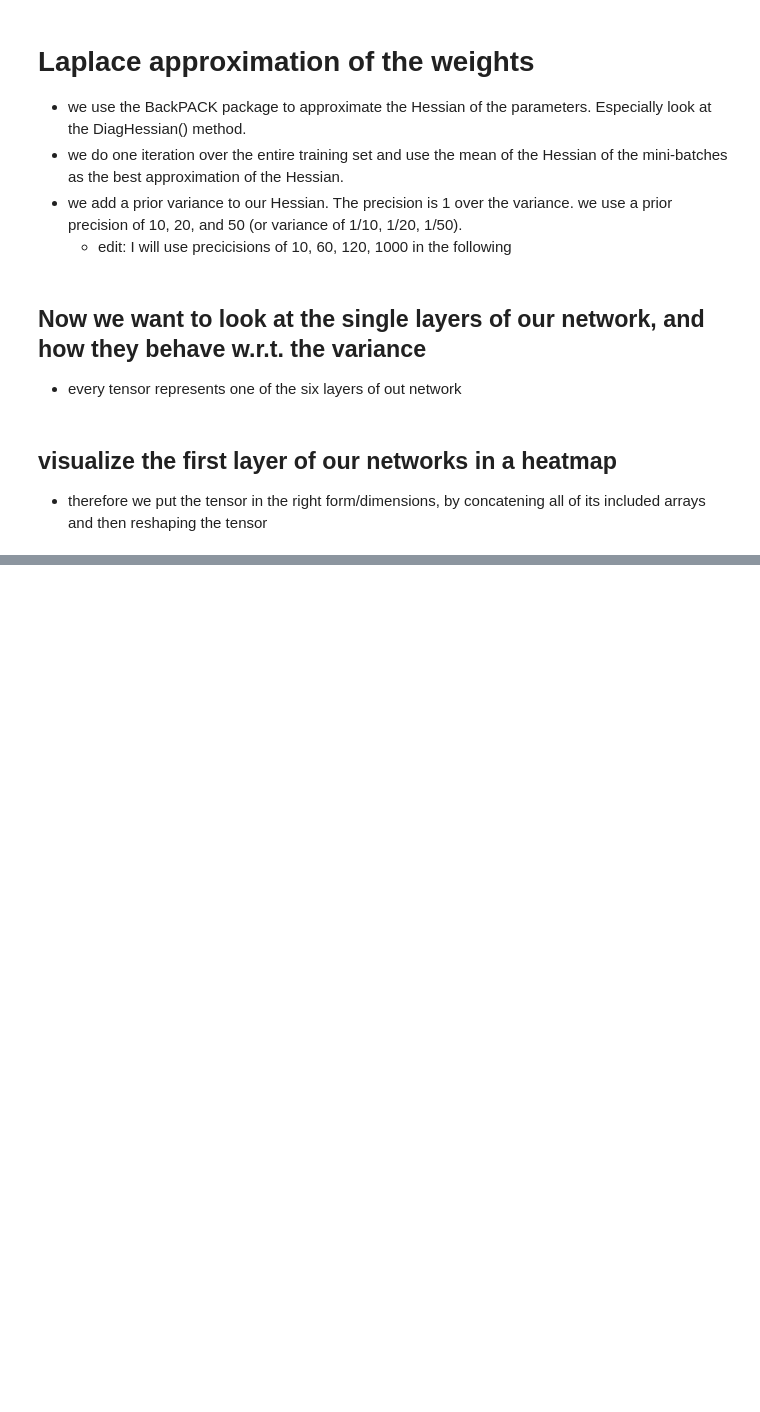
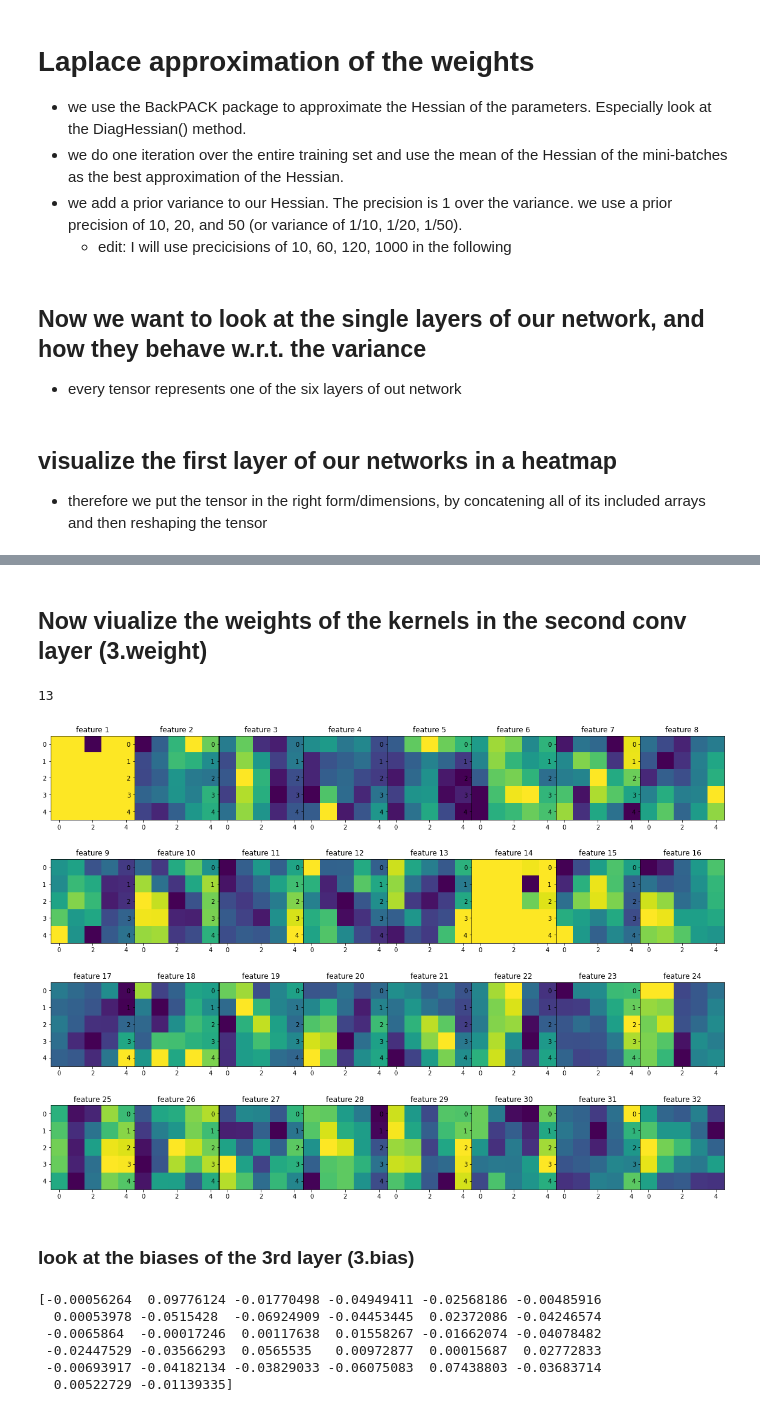
Before and after one commit to moreezee/BcThesisMK, a Jupyter notebook: Moritz_folder/Notebooks/seed_experiments/emnistNet.ipynb, the cells around one changed output, grey strips where cells are left out. Drawn from its saved outputs; the diff is of its cells as text; code cells hidden in the pictures; blank space fills up the shorter version.

```diff
--- a/Moritz_folder/Notebooks/seed_experiments/emnistNet.ipynb
+++ b/Moritz_folder/Notebooks/seed_experiments/emnistNet.ipynb
@@ -314,0 +365,42 @@ plt.tight_layout()
+# %% [markdown]
+## Now viualize the weights of the kernels in the second conv layer (3.weight)
+# %%
+for name, parameters in emnist_model.named_parameters():
+    if name == '3.weight':
+        params = parameters
+
+params_arr = params.detach().numpy()
+#print(params_arr[31][2])
+fig, axs = plt.subplots(4,8, figsize=(20, 15))
+fig.subplots_adjust(hspace = .001, wspace=.001)
+axs = axs.ravel()
+#choose random number between 0 and 31 for 2nd dimension
+j = randint(0, 31)
+#j = …
+print(j)
+for i in range(32):
+    #for j in range(32):
+    axs[i].imshow(params_arr[i][j])
+    axs[i].set_title('feature '+str(i+1))
+
+#interesting j values: 10, 13
+# %% [output]
+13
+[figure, added]
+# %% [markdown]
+### look at the biases of the 3rd layer (3.bias)
+# %%
+for name, parameters in emnist_model.named_parameters():
+    if name == '3.bias':
+        params = parameters
+
+params_arr = params.detach().numpy()
+print(params_arr)
+#plt.hist(params_arr)
+# %% [output]
+[-0.00056264  0.09776124 -0.01770498 -0.04949411 -0.02568186 -0.00485916
+  0.00053978 -0.0515428  -0.06924909 -0.04453445  0.02372086 -0.04246574
+ -0.0065864  -0.00017246  0.00117638  0.01558267 -0.01662074 -0.04078482
+ -0.02447529 -0.03566293  0.0565535   0.00972877  0.00015687  0.02772833
+ -0.00693917 -0.04182134 -0.03829033 -0.06075083  0.07438803 -0.03683714
+  0.00522729 -0.01139335]
```
Also changed, not shown: parts of 22 cells of this notebook, 6 other files.
